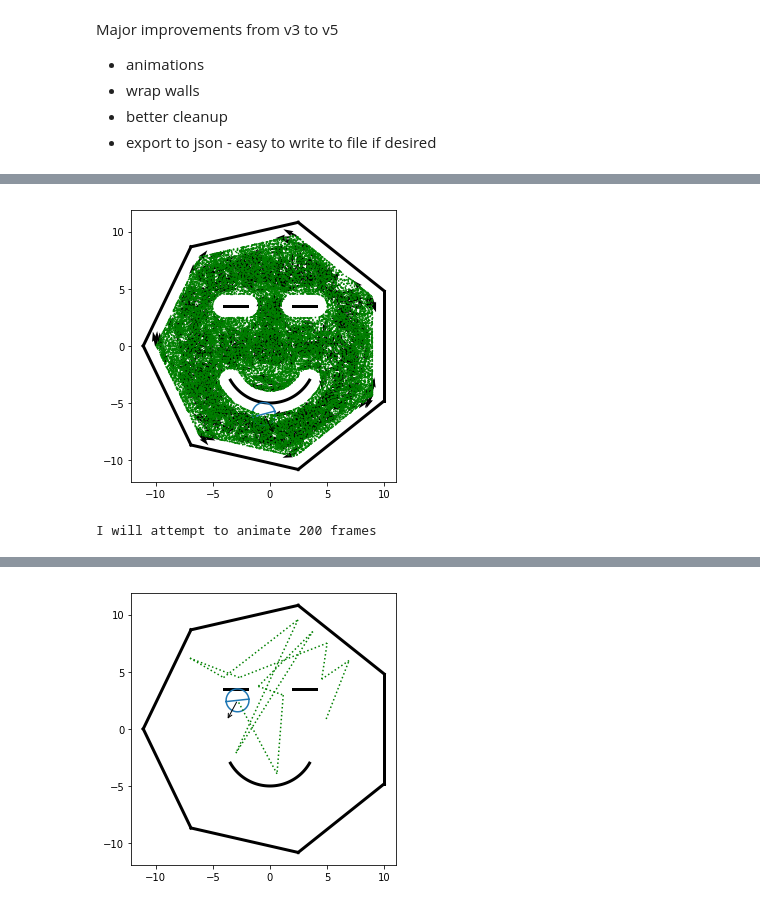
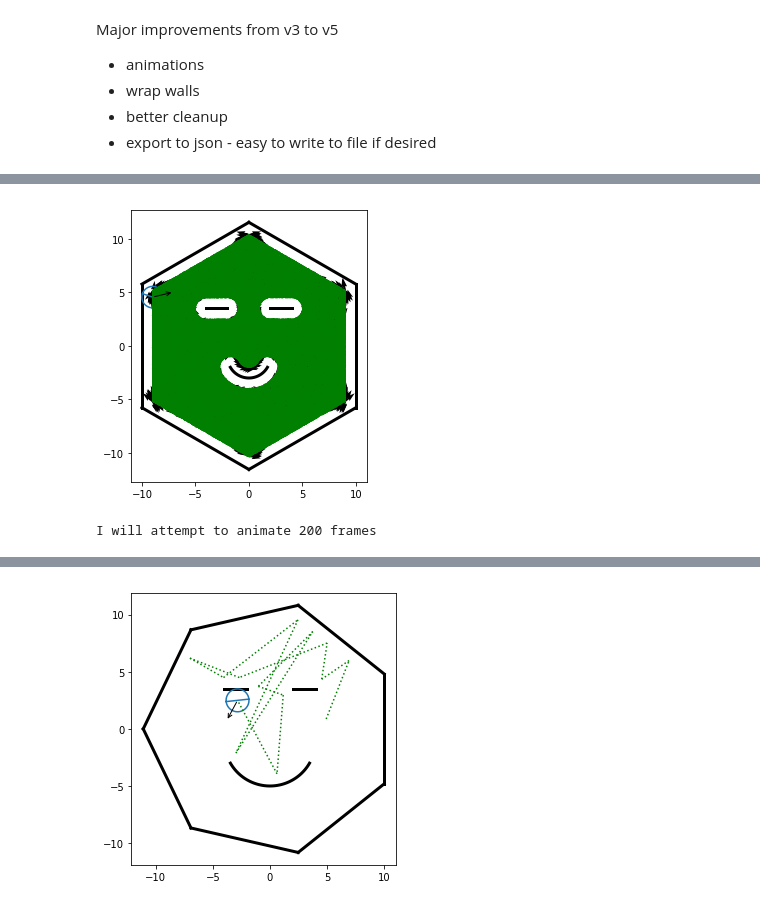
Before and after one commit to npetela/REU_2019, a Jupyter notebook: main_v6.ipynb, the cells around one changed output, grey strips where cells are left out. Saved outputs shown, nothing was run; the diff lists cells and outputs as text; code cells hidden in the pictures.

```diff
--- a/main_v6.ipynb
+++ b/main_v6.ipynb
@@ -735,8 +725,10 @@ def interpolate(part, frame_count=100):
     part['t_interp']    = interp(t_hist) + part['dt_interp']
     part['vel_interp']  = interp(vel_hist)
     part['spin_interp'] = interp(spin_hist)
+
     # position interp - start at collision point and repeatedly add vel*dt until we reach the next collision point
     part['pos_interp']  = interp(pos_hist) + part['vel_interp'] * part['dt_interp'][:,np.newaxis]
+
     # rotation interp - start at rotation at collision point and repeatedly add spin*dt until we reach the next collision point
     theta  = interp(rot_hist) + part['spin_interp'] * part['dt_interp']
     # Convert theta to rotation matrices.  Moveaxis puts the "step" axis in the first position; shape is steps x dim x dim
@@ -758,7 +750,7 @@ def embed_video(fname):
          </video>'''.format(encoded.decode('ascii'))))
 
 
-def animate(part, movie_time=10, frame_rate=60, show_trails=True, save=False, embed=True):
+def animate(part, movie_time=5, frame_rate=40, show_trails=True, save=True, embed=True):
     """
     Create animation
     """
@@ -1046,72 +1010,81 @@ plt.show()
 # %%
 ## Specular Law
 
+
 np.random.seed(5)  # produces the same thing every thing - easier for debugging
 
-steps = 1000
+steps = 5000
 dim = 2
 
 part = Particle(radius=1.0, save=True)
 
+
+# Make walls
 Walls = []
-polygon_sides = 7
+polygon_sides = 6
 polygon_radius_inscribed = 10
-offset = int(polygon_sides / 2)
+
 
 length = np.tan(np.pi / polygon_sides) * polygon_radius_inscribed
 for i, theta in enumerate(np.linspace(0, 2*np.pi, polygon_sides, endpoint=False)):
-    v = np.array([np.cos(theta), np.sin(theta)])
-    b = v * polygon_radius_inscribed
-    n = -1 * v
-    t = [n[1], -n[0]]
-    axes = [n, t]
-    wrap_wall_idx = (i + offset) % polygon_sides
-    new_wall = FlatWall(base=b, axes=axes, radius=length, collision_law='specular')
+    n = np.array([np.cos(theta), np.sin(theta)])
+    b = n * polygon_radius_inscribed
+    new_wall = FlatWall(base=b, normal=n, radius=length)
     Walls.append(new_wall)
 
 
-scatterer_radius = 4
+scatterer_radius = 2
 assert (scatterer_radius < polygon_radius_inscribed), "scatterer won't fit in the polygon"  # checks that the scatterer fits
 new_wall = SphereWall(base=[0.0, -1.0], radius=scatterer_radius, max_polar_angle = np.pi/3,
-                      axes=[[0,-1],[1,0]])
+                      north=[0,-1], collision_law='specular')
 Walls.append(new_wall)
-if new_wall.max_polar_angle < np.pi:
-    new_wall.cap_endpoints(Walls)
 
 
-new_wall = FlatWall(base=[-3.0,3.5], axes=[0,1], radius=1, two_sided=True)
+new_wall = FlatWall(base=[-3.0,3.5], normal=[0,1], radius=1, two_sided=True, collision_law='specular')
 Walls.append(new_wall)
-new_wall.cap_endpoints(Walls)
 
-new_wall = FlatWall(base=[3.0,3.51], axes=[0,1], radius=1, two_sided=True)
+
+new_wall = FlatWall(base=[3.0,3.51], normal=[0,1], radius=1, two_sided=True, collision_law='specular')
 Walls.append(new_wall)
-new_wall.cap_endpoints(Walls)
+
+
+def initialize(part, Walls):
+    for i, wall in enumerate(Walls):  # Tell each wall what slot in Walls they are in
+        Walls[i].wall_idx = i
+        if wall.two_sided:
+            wall.cap_endpoints(Walls)
+
+    part.wall_bdy_pts = np.array([wall.get_bdy_pts() for wall in Walls])  # Record wall_bdy_pts in part of convenience later
+    part.get_bdy_pts()
+
+    start_wall = Walls[0]
+    part.wall_idx = start_wall.wall_idx
+    part.pos = np.array([3.1, 7.0])
+    part.vel = np.array([0.0, -1.1])
+    part.spin = 4.5
+    part.rot = 0.0
+    part.t = 0
+    part.check_real_collision_get_arclength()
+    part.get_phi()
+
+    # wrap_count tracks how many time particle passes through each wrap wall
+    part.wrap_count = np.zeros(len(Walls), int)
+    return part, Walls
+
 
 part, Walls = initialize(part, Walls)
 
 run(part, Walls)
 
-# To demostrate that we have recorded enough data in the json_record to fully
-# recreate the experiment, we delete part and re-construct it from the json_record only.
-
-path = part.save_path
-del part, Walls
-
-with open(path+"data.json", "r") as file:
-    part = json.load(file)
-
-for key, val in part.items():
-    if isinstance(val, list):
-        part[key] = np.array(val)  # Turns lists to arrays for convenience
 
 # Draw history
 ax = draw(part, stop_step=1000)
 plt.show()
 
 # Create animation
-part, anim = animate(part, movie_time=10, frame_rate=20, show_trails=True, save=True)
+part, anim = animate(part, movie_time=5, frame_rate=40, show_trails=True, save=True)
 # %% [output]
-[figure, old version]
+[figure, new version]
 I will attempt to animate 200 frames
 [interactive output not drawn]
 # %%
```
Also changed, not shown: parts of 5 cells of this notebook.
